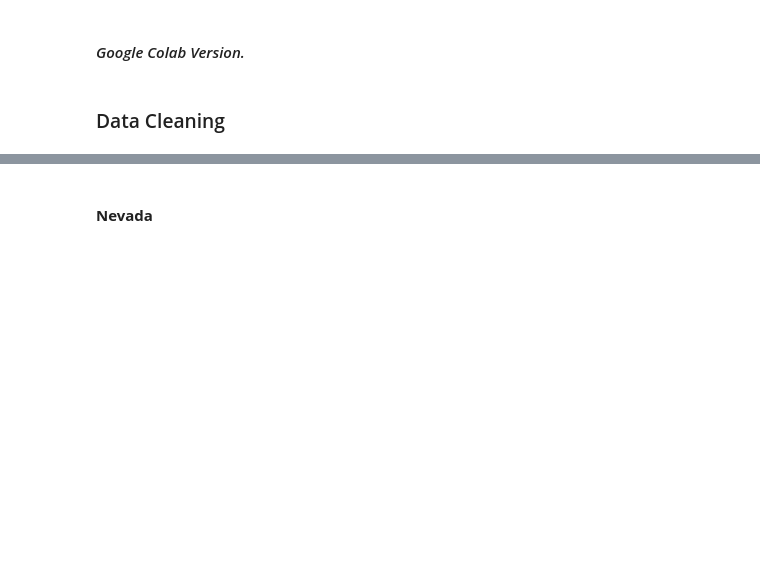
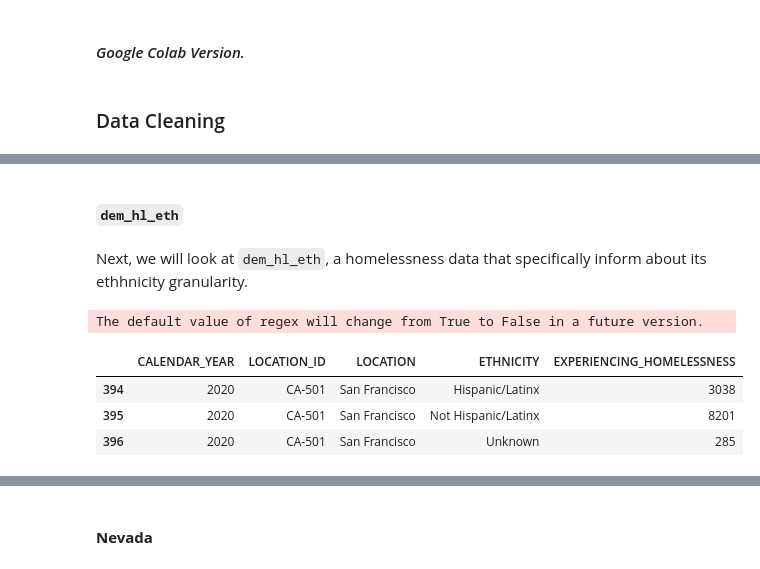
Before and after one commit to michellesuminpark/Data-Discovery, a Jupyter notebook: HBGI-UCB Research Workspace.ipynb, the cells around one changed output, grey strips where cells are left out. Drawn from its saved outputs; the diff is of its cells as text; code cells hidden in the pictures; blank space fills up the shorter version.

```diff
--- a/HBGI-UCB Research Workspace.ipynb
+++ b/HBGI-UCB Research Workspace.ipynb
@@ -97,0 +157,26 @@ counties = ['Nevada', 'Sacramento', 'San Francisco', 'Los Angeles', 'Orange', 'S
+# %% [markdown]
+##### `dem_hl_eth`
+# %% [markdown]
+Next, we will look at `dem_hl_eth`, a homelessness data that specifically inform about its ethhnicity granularity.
+# %%
+# Again, we will only look at calendar year between 2020 to 2021.
+dem_hl_eth = dem_hl_eth[(dem_hl_eth["CALENDAR_YEAR"] == "2020") | (dem_hl_eth["CALENDAR_YEAR"] == "2021")]
+dem_hl_eth = dem_hl_eth[dem_hl_eth["LOCATION"].str.contains('Nevada|Sacramento|San Francisco|Los Angeles|Orange|San Diego', case=False, na=False)] # Filer to have only the 6 counties
+
+# # Because the county names, "Location" column is a bit formatted inefficiently, we will reformat it.
+dem_hl_eth['LOCATION'] = dem_hl_eth['LOCATION'].str.replace(r'Nevada County CoC', r'Nevada')
+dem_hl_eth['LOCATION'] = dem_hl_eth['LOCATION'].str.replace(r'Sacramento County CoC', r'Sacramento')
+dem_hl_eth['LOCATION'] = dem_hl_eth['LOCATION'].str.replace(r'San Francisco CoC', r'San Francisco')
+
+dem_hl_eth['LOCATION'] = dem_hl_eth['LOCATION'].str.replace(r'Los Angeles County CoC', r'Los Angeles')
+dem_hl_eth['LOCATION'] = dem_hl_eth['LOCATION'].str.replace(r'.*\(Los Angeles County\)', 'Los Angeles')
+dem_hl_eth['LOCATION'] = dem_hl_eth['LOCATION'].str.replace(r'Orange County CoC', r'Orange')
+dem_hl_eth['LOCATION'] = dem_hl_eth['LOCATION'].str.replace(r'San Diego County CoC', r'San Diego')
+
+dem_hl_eth.head(3)
+# %% [output]
+The default value of regex will change from True to False in a future version.
+|  | CALENDAR_YEAR | LOCATION_ID | LOCATION | ETHNICITY | EXPERIENCING_HOMELESSNESS |
+| 394 | 2020 | CA-501 | San Francisco | Hispanic/Latinx | 3038 |
+| 395 | 2020 | CA-501 | San Francisco | Not Hispanic/Latinx | 8201 |
+| 396 | 2020 | CA-501 | San Francisco | Unknown | 285 |
```
Also changed, not shown: parts of 24 cells of this notebook, 1 other file.
